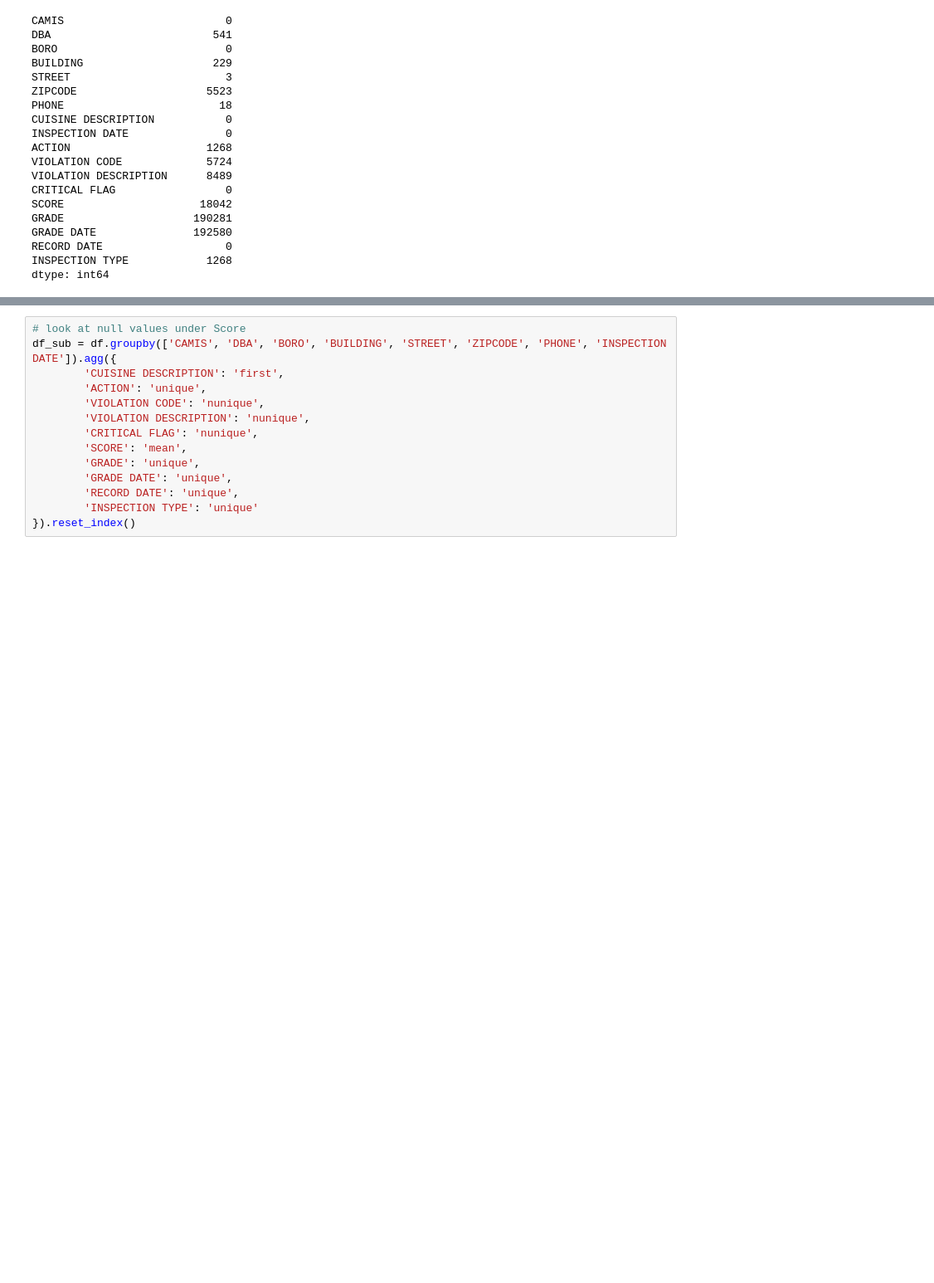
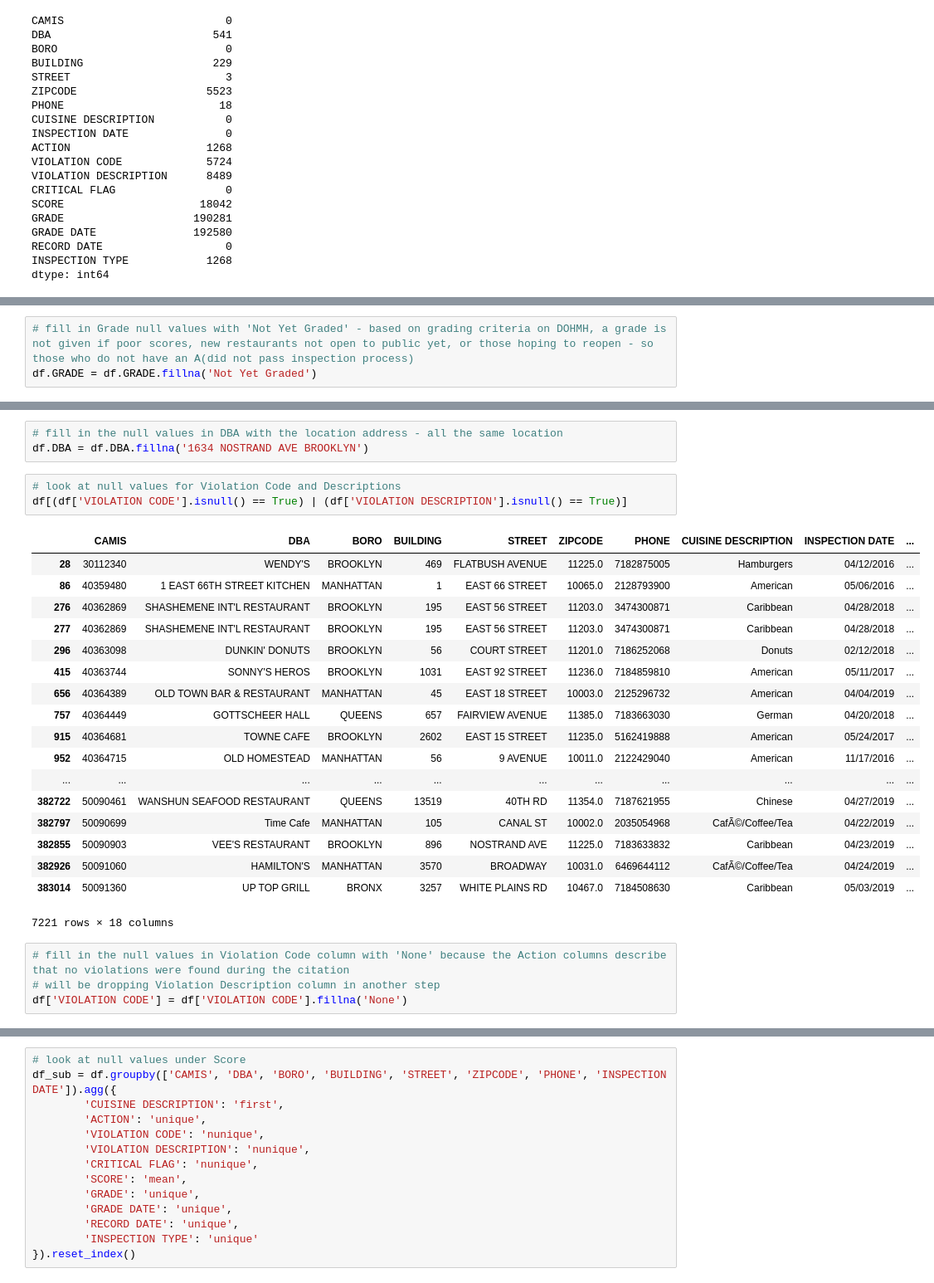
Before and after one commit to deep22kar/random-forest, a Jupyter notebook: Data.ipynb, the cells around one changed output, grey strips where cells are left out. Shown: that part at 83% size. Cells and saved outputs as stored; diff of their text form; blank space fills up the shorter version.

```diff
--- a/Data.ipynb
+++ b/Data.ipynb
@@ -76,0 +173,3 @@ Text(0.5, 1.0, 'Missing Data')
+# %%
+# fill in Grade null values with 'Not Yet Graded' - based on grading criteria on DOHMH, a grade is not given if poor scores, new restaurants not open to public yet, or those hoping to reopen - so those who do not have an A(did not pass inspection process)
+df.GRADE = df.GRADE.fillna('Not Yet Graded')
@@ -76,0 +207,29 @@ Text(0.5, 1.0, 'Missing Data')
+# %%
+# fill in the null values in DBA with the location address - all the same location
+df.DBA = df.DBA.fillna('1634 NOSTRAND AVE BROOKLYN')
+# %%
+# look at null values for Violation Code and Descriptions
+df[(df['VIOLATION CODE'].isnull() == True) | (df['VIOLATION DESCRIPTION'].isnull() == True)]
+# %% [output]
+|  | CAMIS | DBA | BORO | BUILDING | STREET | ZIPCODE | PHONE | CUISINE DESCRIPTION | INSPECTION DATE | ... |
+| 28 | 30112340 | WENDY'S | BROOKLYN | 469 | FLATBUSH AVENUE | 11225.0 | 7182875005 | Hamburgers | 04/12/2016 | ... |
+| 86 | 40359480 | 1 EAST 66TH STREET KITCHEN | MANHATTAN | 1 | EAST 66 STREET | 10065.0 | 2128793900 | American | 05/06/2016 | ... |
+| 276 | 40362869 | SHASHEMENE INT'L RESTAURANT | BROOKLYN | 195 | EAST 56 STREET | 11203.0 | 3474300871 | Caribbean | 04/28/2018 | ... |
+| 277 | 40362869 | SHASHEMENE INT'L RESTAURANT | BROOKLYN | 195 | EAST 56 STREET | 11203.0 | 3474300871 | Caribbean | 04/28/2018 | ... |
+| 296 | 40363098 | DUNKIN' DONUTS | BROOKLYN | 56 | COURT STREET | 11201.0 | 7186252068 | Donuts | 02/12/2018 | ... |
+| 415 | 40363744 | SONNY'S HEROS | BROOKLYN | 1031 | EAST 92 STREET | 11236.0 | 7184859810 | American | 05/11/2017 | ... |
+| 656 | 40364389 | OLD TOWN BAR & RESTAURANT | MANHATTAN | 45 | EAST 18 STREET | 10003.0 | 2125296732 | American | 04/04/2019 | ... |
+| 757 | 40364449 | GOTTSCHEER HALL | QUEENS | 657 | FAIRVIEW AVENUE | 11385.0 | 7183663030 | German | 04/20/2018 | ... |
+| 915 | 40364681 | TOWNE CAFE | BROOKLYN | 2602 | EAST 15 STREET | 11235.0 | 5162419888 | American | 05/24/2017 | ... |
+| 952 | 40364715 | OLD HOMESTEAD | MANHATTAN | 56 | 9 AVENUE | 10011.0 | 2122429040 | American | 11/17/2016 | ... |
+| ... | ... | ... | ... | ... | ... | ... | ... | ... | ... | ... |
+| 382722 | 50090461 | WANSHUN SEAFOOD RESTAURANT | QUEENS | 13519 | 40TH RD | 11354.0 | 7187621955 | Chinese | 04/27/2019 | ... |
+| 382797 | 50090699 | Time Cafe | MANHATTAN | 105 | CANAL ST | 10002.0 | 2035054968 | CafÃ©/Coffee/Tea | 04/22/2019 | ... |
+| 382855 | 50090903 | VEE'S RESTAURANT | BROOKLYN | 896 | NOSTRAND AVE | 11225.0 | 7183633832 | Caribbean | 04/23/2019 | ... |
+| 382926 | 50091060 | HAMILTON'S | MANHATTAN | 3570 | BROADWAY | 10031.0 | 6469644112 | CafÃ©/Coffee/Tea | 04/24/2019 | ... |
+| 383014 | 50091360 | UP TOP GRILL | BRONX | 3257 | WHITE PLAINS RD | 10467.0 | 7184508630 | Caribbean | 05/03/2019 | ... |
+7221 rows × 18 columns
+# %%
+# fill in the null values in Violation Code column with 'None' because the Action columns describe that no violations were found during the citation
+# will be dropping Violation Description column in another step
+df['VIOLATION CODE'] = df['VIOLATION CODE'].fillna('None')
```
Also changed, not shown: parts of 48 cells of this notebook.
